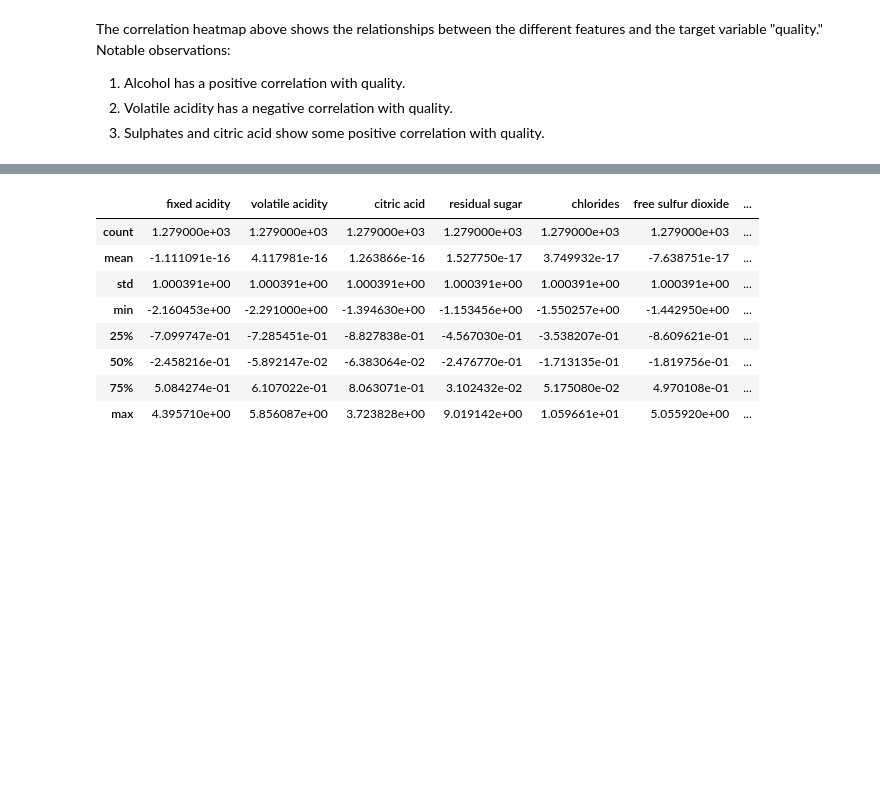
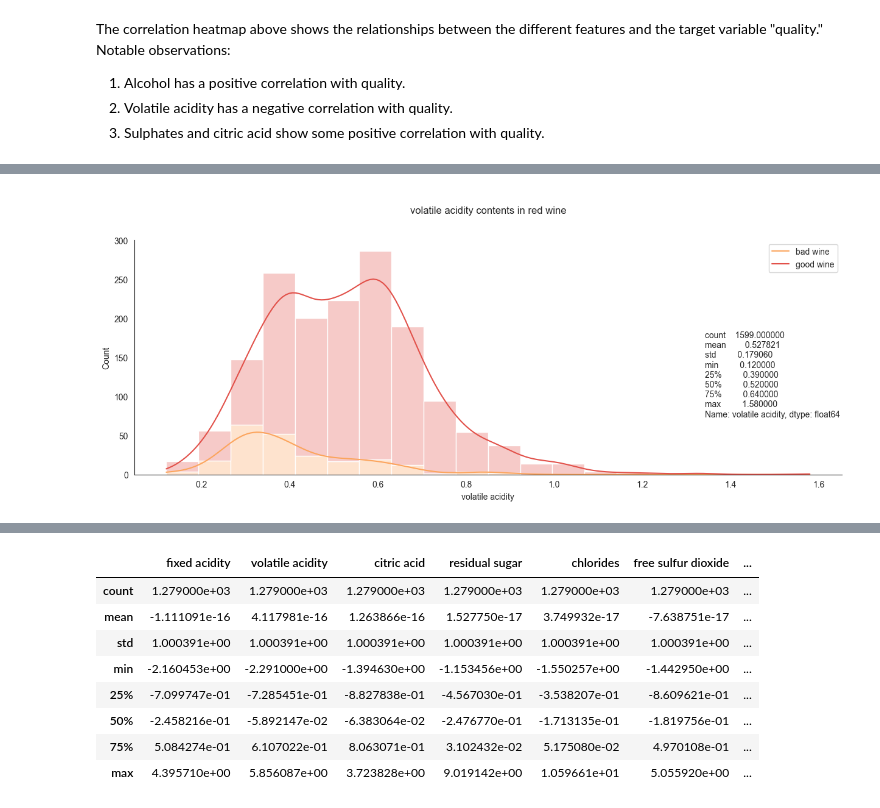
Before and after one commit to usdteam2-sri/Team2_Modul1_Final_Project, a Jupyter notebook: Final-Project-Report-Team-2.ipynb, the cells around one changed output, grey strips where cells are left out. Saved outputs shown, nothing was run; the diff lists cells and outputs as text; code cells hidden in the pictures; blank space fills up the shorter version.

```diff
--- a/Final-Project-Report-Team-2.ipynb
+++ b/Final-Project-Report-Team-2.ipynb
@@ -99,0 +192,6 @@ Scale the features and proceed with model selection for predicting wine quality.
+# %%
+# Volatile acidity has a negative correlation with quality.
+
+viz_insights("volatile acidity")
+# %% [output]
+[figure, added]
```
Also changed, not shown: parts of 23 cells of this notebook.
